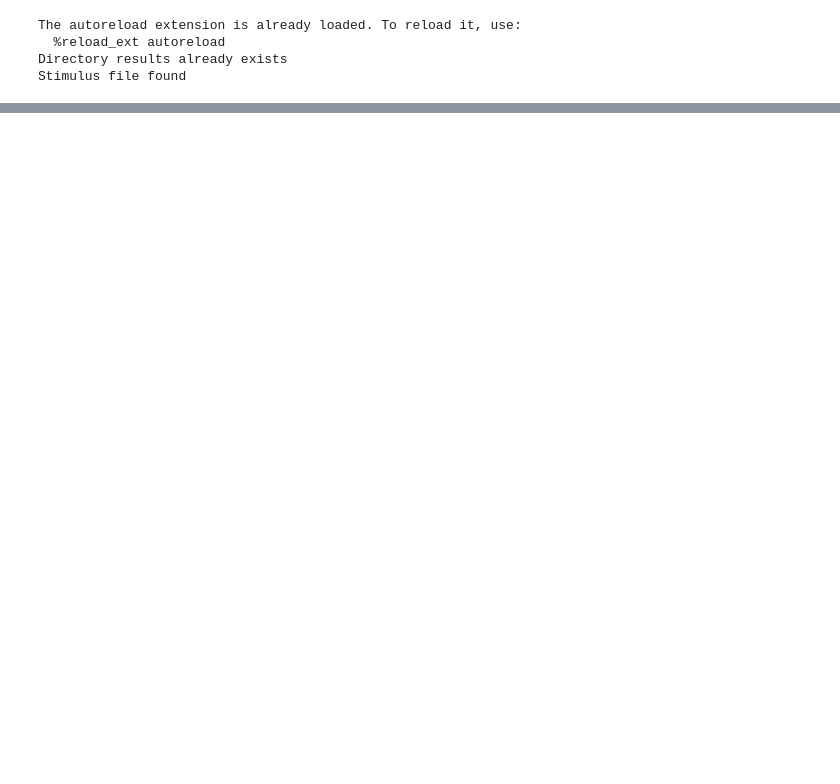
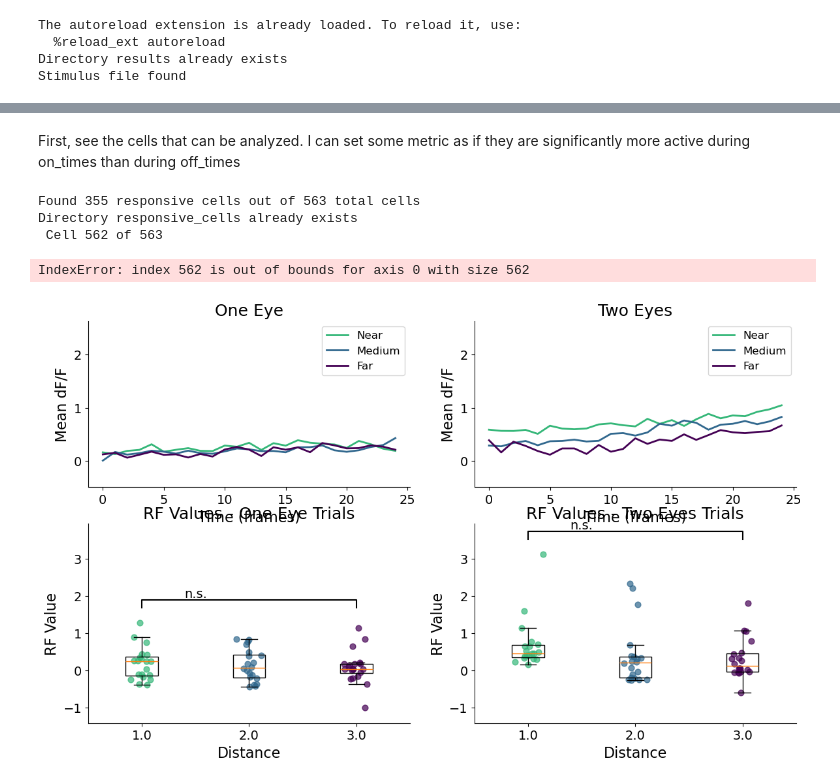
Before and after one commit to s-acosta/distance-project, a Jupyter notebook: linear-notebooks/analysis-linear-stimulus.ipynb, the cells around one changed output, grey strips where cells are left out. Cells and saved outputs as stored; diff of their text form; code cells hidden in the pictures; blank space fills up the shorter version.

```diff
--- a/linear-notebooks/analysis-linear-stimulus.ipynb
+++ b/linear-notebooks/analysis-linear-stimulus.ipynb
@@ -298,0 +450,62 @@ for i in [1,2,3]:
+# %% [markdown]
+First, see the cells that can be analyzed. I can set some metric as if they are significantly more active during on_times than during off_times
+# %%
+def is_cell_responsive(cell):
+    """
+    Determines if a cell is significantly more active during on times than off times.
+
+    Args:
+        cell: Cell index to analyze
+
+    Returns:
+        bool: True if cell is significantly more active during on times
+    """
+    # Z-score the dFF data for the cell
+    z_scored = (D.dFF[cell] - np.mean(D.dFF[cell])) / np.std(D.dFF[cell])
+
+    # Get on and off time activity
+    on_activity = z_scored[on_time_interp]
+    off_activity = z_scored[~on_time_interp]
+
+    # Perform t-test
+    _, p_value = ttest_ind(on_activity, off_activity)
+
+    # Check if mean on activity is greater and p-value significant
+    return (np.mean(on_activity) > np.mean(off_activity)) and (p_value < 0.05)
+
+# Get responsive cells
+responsive_cells = []
+for cell in range(D.dFF.shape[0]):
+    if is_cell_responsive(cell):
+        responsive_cells.append(cell)
+
+print(f"Found {len(responsive_cells)} responsive cells out of {D.dFF.shape[0]} total cells")
+
+# make folder in results path
+figure_path = create_new_result_dir(results_path, r'responsive_cells')
+
+n_cells = D.dFF.shape[0]
+for cell in responsive_cells:
+    # update print line
+    print('\r Cell ' + str(cell) + ' of ' + str(n_cells), end="")
+    plot_distance_response(cell, fig_path=figure_path)
+
+# Get unresponsive cells
+unresponsive_cells = []
+for cell in range(D.dFF.shape[0]):
+    if not is_cell_responsive(cell):
+        unresponsive_cells.append(cell)
+
+print(f"Found {len(unresponsive_cells)} unresponsive cells out of {D.dFF.shape[0]} total cells")
+
+# make folder in results path
+figure_path = create_new_result_dir(results_path, r'unresponsive_cells')
+n_cells = D.dFF.shape[0]
+for cell in unresponsive_cells:
+    plot_distance_response(cell, fig_path=figure_path)
+# %% [output]
+Found 355 responsive cells out of 563 total cells
+Directory responsive_cells already exists
+ Cell 562 of 563
+IndexError: index 562 is out of bounds for axis 0 with size 562
+[figure, added]
```
Also changed, not shown: parts of 31 cells of this notebook, 3 other files.
